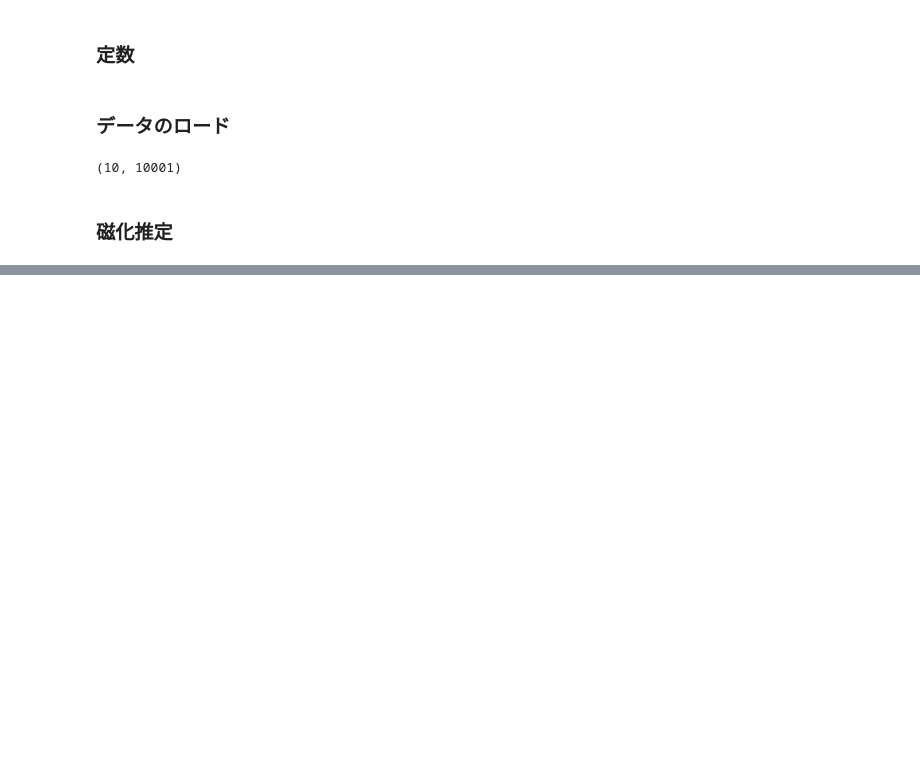
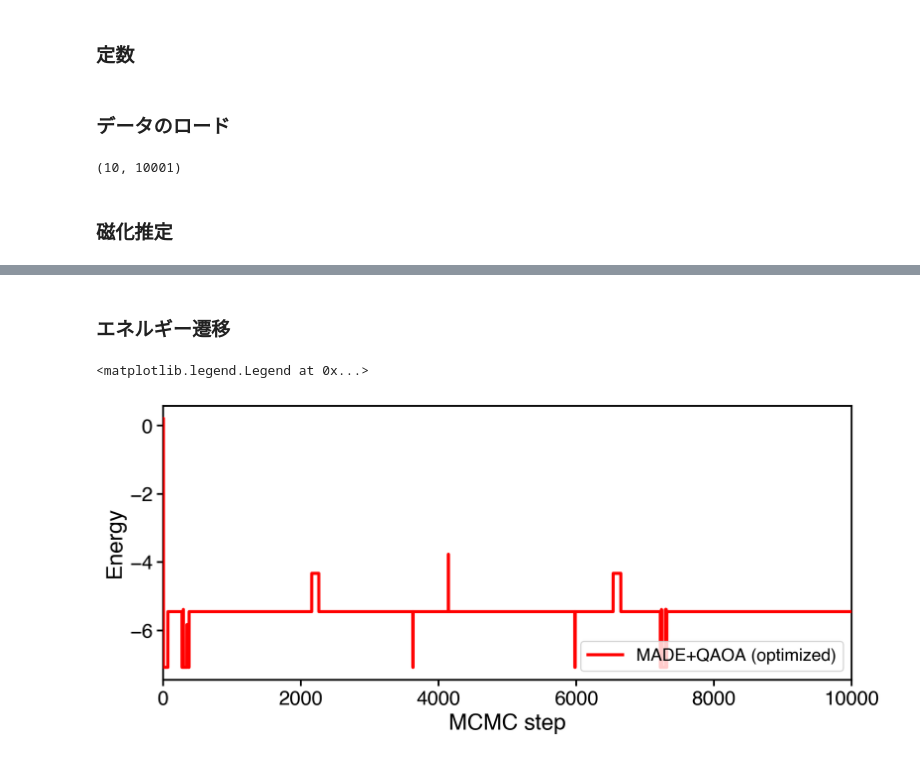
Before and after one commit to yuichiro-nakano/data_for_qaoa-made-mcmc, a Jupyter notebook: figure/make_fig.ipynb, the cells around one changed output, grey strips where cells are left out. Drawn from its saved outputs; the diff is of its cells as text; code cells hidden in the pictures; blank space fills up the shorter version.

```diff
--- a/figure/make_fig.ipynb
+++ b/figure/make_fig.ipynb
@@ -338,0 +333,23 @@ ax2_2.legend(fontsize=14, loc='lower right', frameon=True)
+# %% [markdown]
+### エネルギー遷移
+# %%
+opt_energy_hist = np.array([ising.spin_energy(opt_qaoa_made_result[0,i], instance) for i in range(n_step+1)])
+
+fig3, ax3 = plt.subplots(figsize=(10,4), dpi=200)
+
+ax3.spines["top"].set_linewidth(spines)
+ax3.spines["left"].set_linewidth(spines)
+ax3.spines["bottom"].set_linewidth(spines)
+ax3.spines["right"].set_linewidth(spines)
+
+ax3.plot(np.arange(n_step+1), opt_energy_hist, color='red', linewidth=linewidth, label='MADE+QAOA (optimized)', zorder=5)
+
+ax3.set_xlim(0, n_step)
+ax3.set_xlabel('MCMC step', fontsize=18)
+ax3.set_ylabel('Energy', fontsize=18)
+ax3.tick_params(width=1.5, labelsize=16, length=5, labelbottom=True)
+ax3.tick_params(axis="x", which='major', width=1.5)
+ax3.legend(fontsize=14, loc='lower right', frameon=True)
+# %% [output]
+<matplotlib.legend.Legend at 0x...>
+[figure, added]
```
Also changed, not shown: parts of 3 cells of this notebook, 19 other files.
